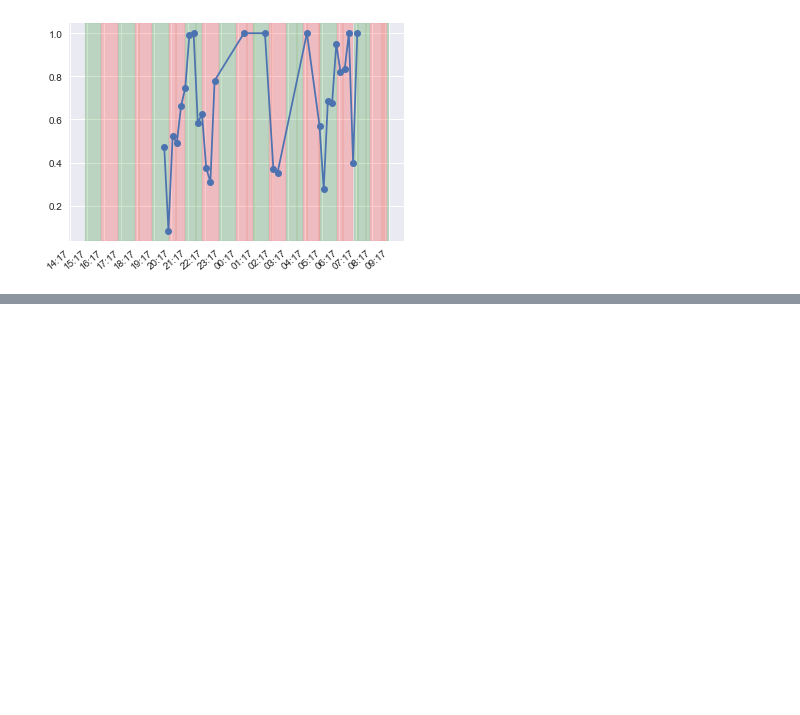
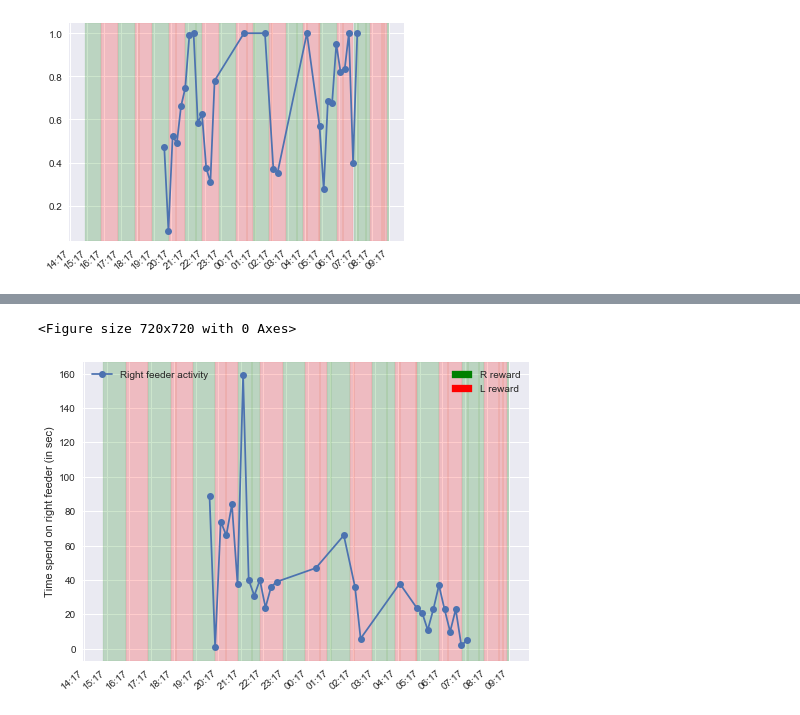
Before and after one commit to goninaa/feeders, a Jupyter notebook: feeders analysis/Goni_feeder_signal_v3.ipynb, the cells around one changed output, grey strips where cells are left out. Cells and saved outputs as stored; diff of their text form; code cells hidden in the pictures; blank space fills up the shorter version.

```diff
--- a/feeders analysis/Goni_feeder_signal_v3.ipynb
+++ b/feeders analysis/Goni_feeder_signal_v3.ipynb
@@ -238,0 +242,5 @@ for min_time,max_time in condition_start_end:
+# %%
+activity_df = pd.read_csv('activity_15Min')
+# %%
+activity_df.rename(columns={"feeder.1": "activity"}, inplace=True)
+activity_df['time'] = pd.to_datetime(activity_df['time'])
@@ -238,0 +256,3 @@ for min_time,max_time in condition_start_end:
+# %%
+is_b2 = activity_df['feeder'] == "b'2'" #filter/mask
+right_sec_df = activity_df[is_b2]
@@ -239,12 +280,11 @@ for min_time,max_time in condition_start_end:
 # %%
-activity_df = pd.read_csv('activity', header = None, names = ('time', 'feeder', 'activity'))
-pref_df['time'] = pd.to_datetime(pref_df['time'])
 
 fig = plt.figure(figsize=(10,10))
 figtemp, ax = plt.subplots(1, 1)
 plt.style.use('seaborn')
-plt.plot_date(pref_df['time'], pref_df['pref'], linestyle='solid')
-# pref_df.plot(x='time', y='pref', kind='scatter', ax=ax)
+right_activity = plt.plot_date(right_sec_df['time'], right_sec_df['activity'], linestyle='solid', label = 'Right feeder activity')
+
+plt.ylabel('Time spend on right feeder (in sec)')
 # Set time format and the interval of ticks (every 15 minutes)
 xformatter = md.DateFormatter('%H:%M')
 xlocator = md.MinuteLocator(interval = 60)
@@ -261,4 +301,9 @@ cond_dict = { 'unknown': 'y', 'R reward': 'g', 'L reward': 'r'}
 for min_time,max_time in condition_start_end:
     cond = df_min.loc[min_time]['condition']
     plt.axvspan(min_time, max_time, alpha=0.2, color=cond_dict[cond])
+act_label = ax.legend(['Right feeder activity'])
+ax = plt.gca().add_artist(act_label)
+g_patch = mpatches.Patch(color='g', label='R reward')
+r_patch = mpatches.Patch(color='r', label='L reward')
+plt.legend(handles=[g_patch,r_patch], loc='upper right')
 # %% [output]
@@ -265,0 +311,2 @@ TypeError: Timestamp('2019-10-20 15:08:12') is not a string
+<Figure size 720x720 with 0 Axes>
+[figure, added]
```
Also changed, not shown: parts of 13 cells of this notebook, 4 other files.
